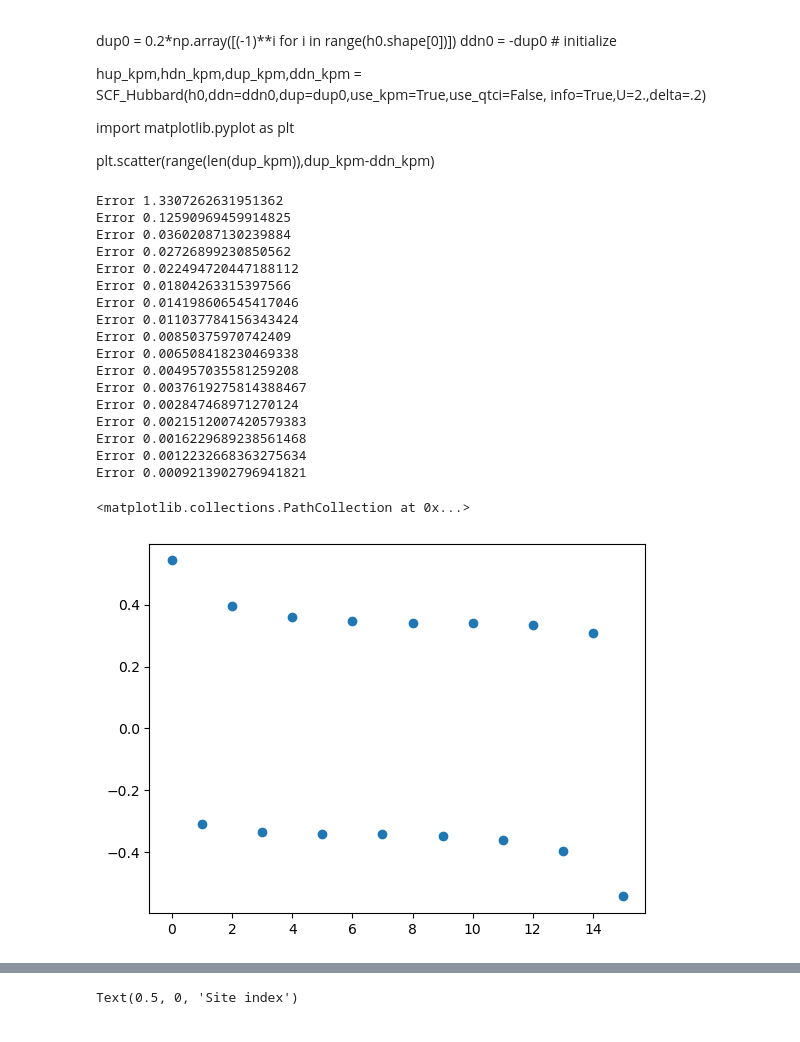
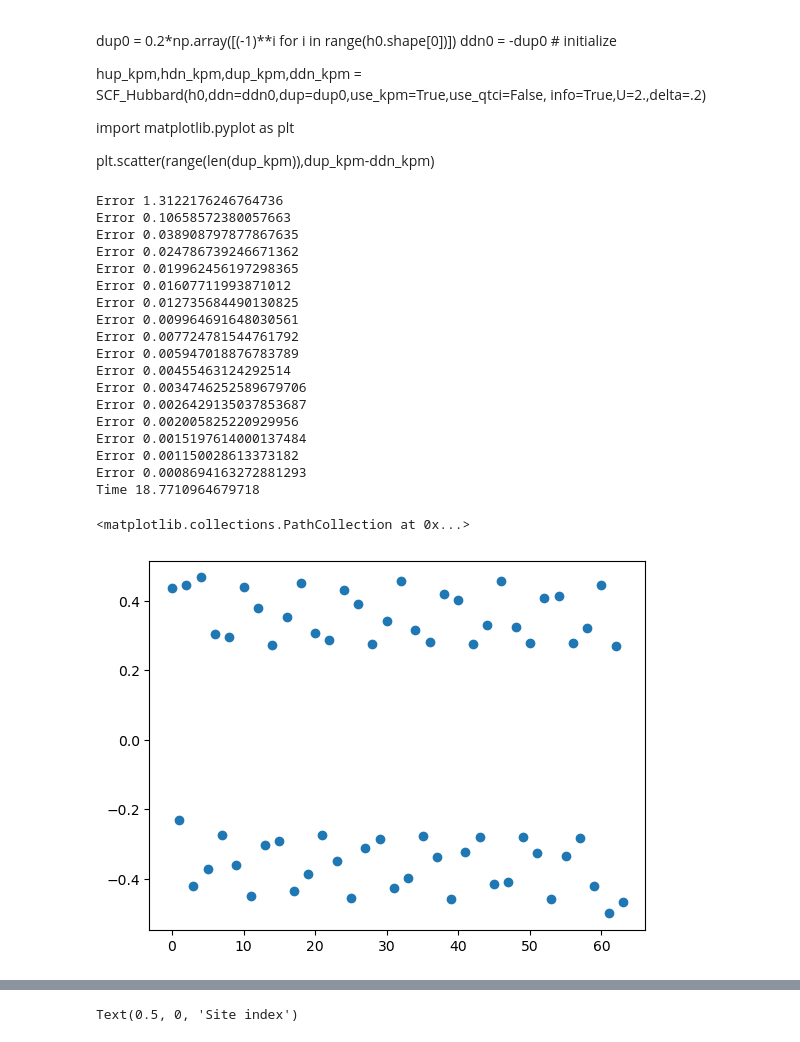
Before and after one commit to yzhaoo/qtcipy, a Jupyter notebook: examples/KPM_QTCI_SCF/main.ipynb, the cells around one changed output, grey strips where cells are left out. Cells and saved outputs as stored; diff of their text form; code cells hidden in the pictures.

```diff
--- a/examples/KPM_QTCI_SCF/main.ipynb
+++ b/examples/KPM_QTCI_SCF/main.ipynb
@@ -14,22 +14,37 @@ The next cell defines the functions required for the algorithm
 
 import numpy as np
 
+
+def memoize(func):
+    """Decorator to use a cache"""
+    cache = {}
+
+    def memoized_func(*args):
+        if args in cache:
+            return cache[args]
+        result = func(*args)
+        cache[args] = result
+        return result
+
+    return memoized_func
+
+
 def get_density_i(m,fermi=0.,i=0,delta=1e-1):
     """Return electronic density at site i"""
-    ne = 1000 # number of energies
+    ne = int(100/delta) # number of energies
     scale = 10.0 # scale of KPM method
 #    delta = 0.1 # effective smearing
     from pyqula import kpm
     (es,ds) = kpm.ldos(m,i=i,ne=ne,npol=5*int(scale/delta)) # compute the LDOS with KPM
 #    print(ds).real
     ds = ds.real # just the real part
-    return np.sum(ds[es<fermi])/np.sum(ds) # return filling of the site
+    return np.trapz(ds[es<fermi])/np.trapz(ds) # return filling of the site
 
 
 def get_den_ed(h,fermi=0.,**kwargs):
     """Return the total electronic density using exact diagonalization"""
     from scipy.linalg import eigh
-    if h.shape[0]>1000: raise # sanity check
+    if h.shape[0]>10000: raise # sanity check
     (es,ws) = eigh(h.todense()) # diagonalize
     ws = ws.T # wavefucntions as rows
     out = 0. # initialize
@@ -40,6 +55,7 @@ def get_den_ed(h,fermi=0.,**kwargs):
 
 def get_den_kpm(h,use_qtci=True,info_qtci=False,**kwargs):
     """Return the electronic density of the system uisng KPM and QTCI"""
+    @memoize
     def f(i): # function to interpolate
         return get_density_i(h,i=int(i),**kwargs)
     if use_qtci: # use quantics tensor corss interpolation
@@ -64,7 +80,7 @@ def get_den(h,use_kpm=False,**kwargs):
     else: return get_den_ed(h,**kwargs) # compute using the KPM
 
 
-def SCF_Hubbard(h0,U=0.,dup=None,ddn=None,maxerror=1e-3,
+def SCF_Hubbard(h0,U=0.,dup=None,ddn=None,maxerror=1e-3,maxite=None,
                 mix=0.3,info=False,**kwargs):
     """
     Perform a selfconsistent Hubbard calculation
@@ -78,7 +94,9 @@ def SCF_Hubbard(h0,U=0.,dup=None,ddn=None,maxerror=1e-3,
     ddn_old = ddn.copy() # make a copy
     dup_old = dup.copy() # make a copy
     from scipy.sparse import diags
+    ite = 0
     while True: # infinite loop
+        ite += 1
         hup = h0 + U*diags(ddn_old-0.5,shape=h0.shape) # up Hamiltonian
         hdn = h0 + U*diags(dup_old-0.5,shape=h0.shape) # down Hamiltonian
         ddn = get_den(hdn,**kwargs) # generate down density
@@ -86,6 +104,8 @@ def SCF_Hubbard(h0,U=0.,dup=None,ddn=None,maxerror=1e-3,
         error = np.mean(np.abs(ddn-ddn_old) + np.abs(dup-dup_old)) # error
         if info: print("Error",error)
         if error<maxerror: break # stop loop
+        if maxite is not None:
+            if ite>maxite: break
         dup_old = mix*dup_old + (1.-mix)*dup # update
         ddn_old = mix*ddn_old + (1.-mix)*ddn # update
     return hup,hdn,dup,ddn # return Hamiltonian and densities
@@ -94,13 +114,16 @@ def SCF_Hubbard(h0,U=0.,dup=None,ddn=None,maxerror=1e-3,
 Let us now test the algorithm with a one-dimensional chain
 # %%
 # define a first neighbor tight binding model
-L = 4 # exponential length
+L = 6 # exponential length
 n = 2**L # number of sites
 rows,cols = np.array(range(0,n-1)),np.array(range(1,n)) # indexes
 data = np.array([1. for i in range(n-1)],dtype=np.complex_) # hopping 1 for all
+k = 0.2/np.sqrt(2)
+data = 1. + 0.2*np.cos(np.pi*2.*k*(rows+cols)/2.)*data
+
 from scipy.sparse import csc_matrix
 h0 = csc_matrix((data,(rows,cols)),shape=(n,n),dtype=np.complex_) # create single particle hopping
 h0 = h0 + h0.T # add the transpose
 
-get_density_i(h0)
+get_density_i(h0,delta=1e-1)
 # %% [output]
@@ -158,33 +180,39 @@ plt.scatter(range(len(dup_kpm)),dup_kpm-ddn_kpm)
 # %%
 # perform a mean-field calculation using KPM and QTCI
 
 dup0 = 0.2*np.array([(-1)**i for i in range(h0.shape[0])])
 ddn0 = -dup0 # initialize
+import time
 
+t0 = time.time()
 hup,hdn,dup,ddn = SCF_Hubbard(h0,ddn=ddn0,dup=dup0,use_kpm=True,use_qtci=True,
-                              info=True,U=2.,delta=.2)
+                              info=True,U=2.,delta=.1)
+t1 = time.time()
+
+print("Time",t1-t0)
 
 import matplotlib.pyplot as plt
 
 
 plt.scatter(range(len(dup)),dup-ddn)
 # %% [output]
-Error 1.3307262631951362
-Error 0.12590969459914825
-Error 0.03602087130239884
-Error 0.02726899230850562
-Error 0.022494720447188112
-Error 0.01804263315397566
-Error 0.014198606545417046
-Error 0.011037784156343424
-Error 0.00850375970742409
-Error 0.006508418230469338
-Error 0.004957035581259208
-Error 0.0037619275814388467
-Error 0.002847468971270124
-Error 0.0021512007420579383
-Error 0.0016229689238561468
-Error 0.0012232668363275634
-Error 0.0009213902796941821
+Error 1.3122176246764736
+Error 0.10658572380057663
+Error 0.038908797877867635
+Error 0.024786739246671362
+Error 0.019962456197298365
+Error 0.01607711993871012
+Error 0.012735684490130825
+Error 0.009964691648030561
+Error 0.007724781544761792
+Error 0.005947018876783789
+Error 0.00455463124292514
+Error 0.0034746252589679706
+Error 0.0026429135037853687
+Error 0.002005825220929956
+Error 0.0015197614000137484
+Error 0.001150028613373182
+Error 0.0008694163272881293
+Time 18.7710964679718
 <matplotlib.collections.PathCollection at 0x...>
-[figure, old version]
+[figure, new version]
```
Also changed, not shown: parts of 7 cells of this notebook, 3 other files.
